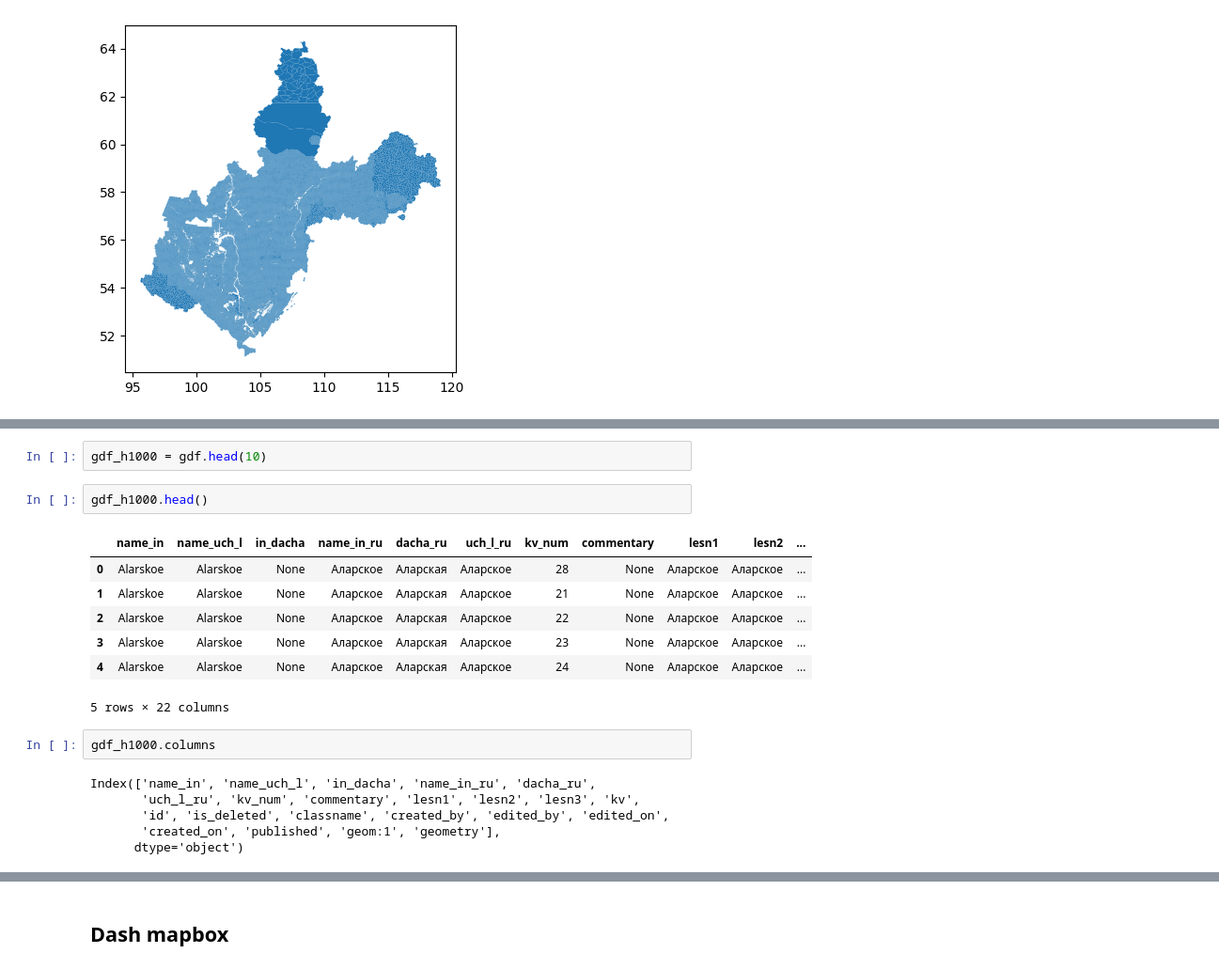
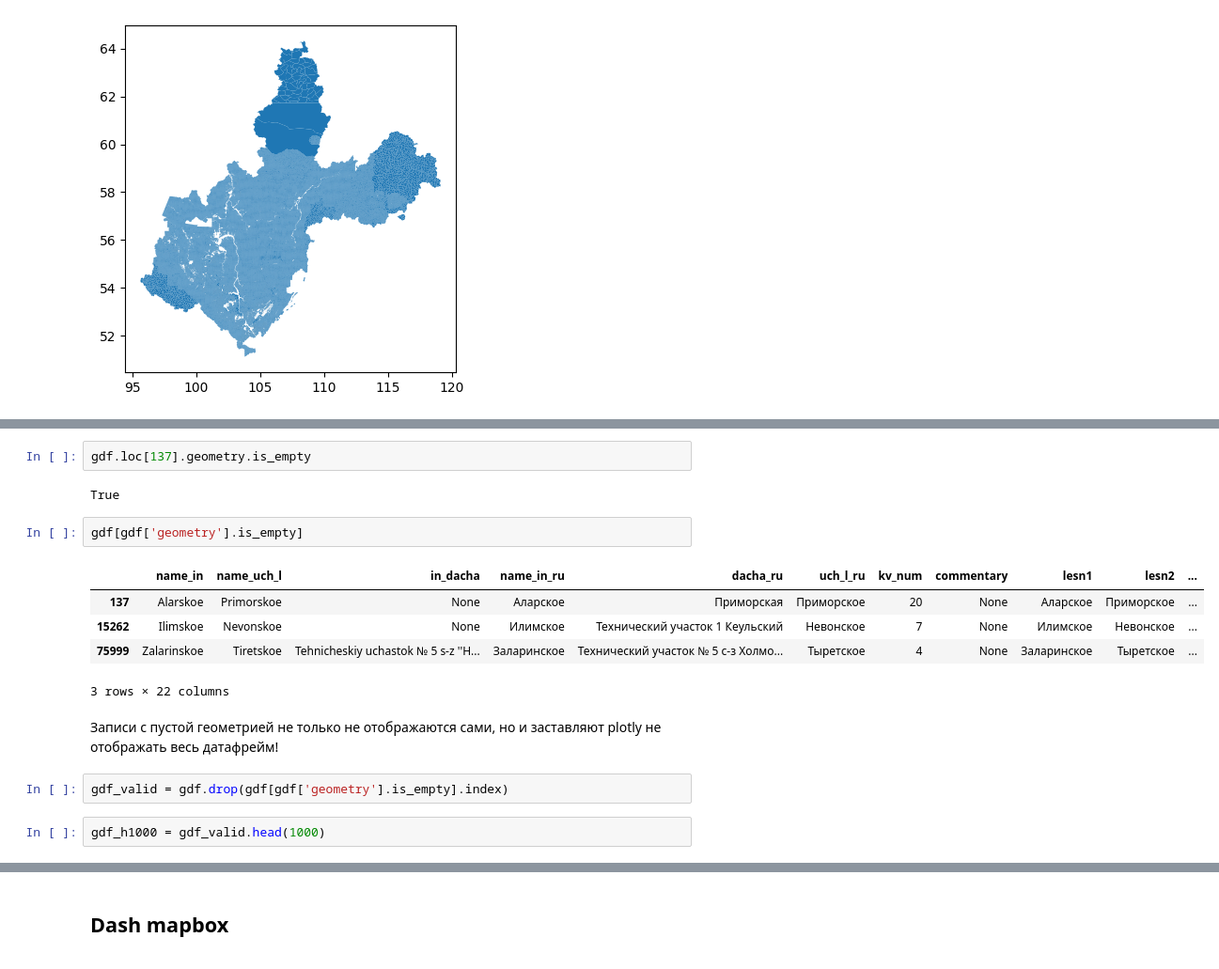
Before and after one commit to Nickitarius/Forest_Fires_Data_Visualisation, a Jupyter notebook: Util/Playground.ipynb, the cells around one changed output, grey strips where cells are left out. Shown at 94% size. Saved outputs shown, nothing was run; the diff lists cells and outputs as text.

```diff
--- a/Util/Playground.ipynb
+++ b/Util/Playground.ipynb
@@ -112,20 +132,18 @@ gdf.plot()
+# %%
+gdf.loc[137].geometry.is_empty
+# %% [output]
+True
+# %%
+gdf[gdf['geometry'].is_empty]
+# %% [output]
+|  | name_in | name_uch_l | in_dacha | name_in_ru | dacha_ru | uch_l_ru | kv_num | commentary | lesn1 | lesn2 | ... |
+| 137 | Alarskoe | Primorskoe | None | Аларское | Приморская | Приморское | 20 | None | Аларское | Приморское | ... |
+| 15262 | Ilimskoe | Nevonskoe | None | Илимское | Технический участок 1 Кеульский | Невонское | 7 | None | Илимское | Невонское | ... |
+| 75999 | Zalarinskoe | Tiretskoe | Tehnicheskiy uchastok № 5 s-z ''H... | Заларинское | Технический участок № 5 с-з Холмо... | Тыретское | 4 | None | Заларинское | Тыретское | ... |
+3 rows × 22 columns
+# %% [markdown]
+Записи с пустой геометрией не только не отображаются сами, но и заставляют plotly не отображать весь датафрейм!
+# %%
+gdf_valid = gdf.drop(gdf[gdf['geometry'].is_empty].index)
 # %%
-gdf_h1000 = gdf.head(10)
+gdf_h1000 = gdf_valid.head(1000)
-# %%
-gdf_h1000.head()
-# %% [output]
-|  | name_in | name_uch_l | in_dacha | name_in_ru | dacha_ru | uch_l_ru | kv_num | commentary | lesn1 | lesn2 | ... |
-| 0 | Alarskoe | Alarskoe | None | Аларское | Аларская | Аларское | 28 | None | Аларское | Аларское | ... |
-| 1 | Alarskoe | Alarskoe | None | Аларское | Аларская | Аларское | 21 | None | Аларское | Аларское | ... |
-| 2 | Alarskoe | Alarskoe | None | Аларское | Аларская | Аларское | 22 | None | Аларское | Аларское | ... |
-| 3 | Alarskoe | Alarskoe | None | Аларское | Аларская | Аларское | 23 | None | Аларское | Аларское | ... |
-| 4 | Alarskoe | Alarskoe | None | Аларское | Аларская | Аларское | 24 | None | Аларское | Аларское | ... |
-5 rows × 22 columns
-# %%
-gdf_h1000.columns
-# %% [output]
-Index(['name_in', 'name_uch_l', 'in_dacha', 'name_in_ru', 'dacha_ru',
-       'uch_l_ru', 'kv_num', 'commentary', 'lesn1', 'lesn2', 'lesn3', 'kv',
-       'id', 'is_deleted', 'classname', 'created_by', 'edited_by', 'edited_on',
-       'created_on', 'published', 'geom:1', 'geometry'],
-      dtype='object')
```
Also changed, not shown: parts of 4 cells of this notebook.
